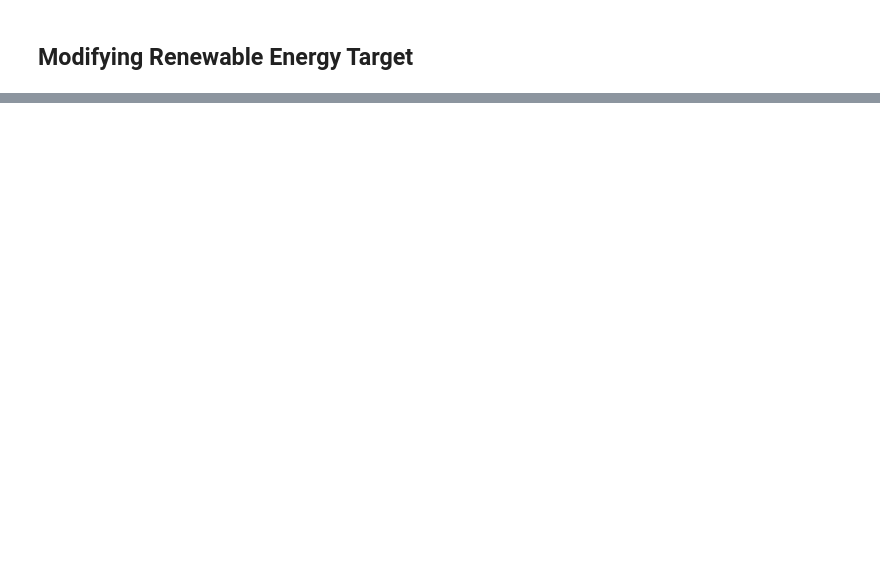
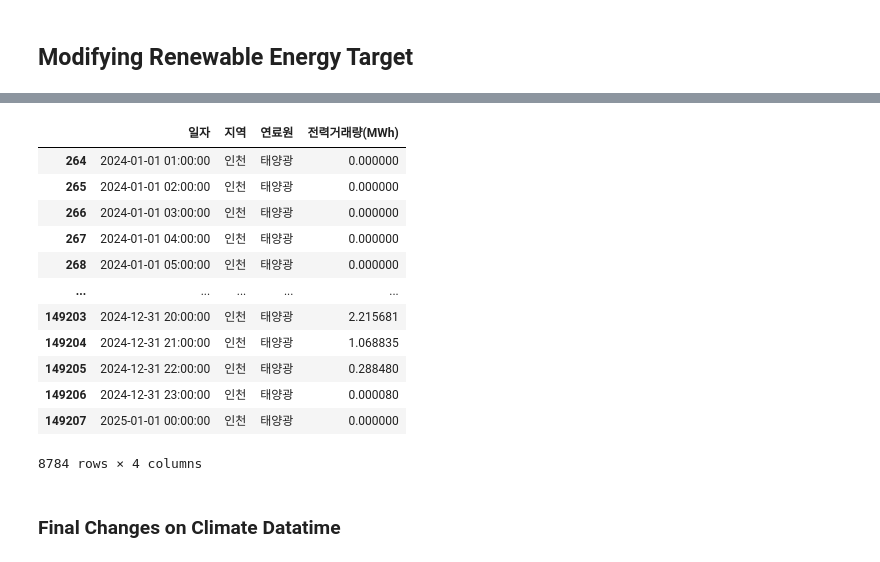
Before and after one commit to ccw23a/Wind_Renewable_Energy_Map, a Jupyter notebook: Python_Code/CSV_Dataset_Analysis_Base.ipynb, the cells around one changed output, grey strips where cells are left out. Drawn from its saved outputs; the diff is of its cells as text; code cells hidden in the pictures; blank space fills up the shorter version.

```diff
--- a/Python_Code/CSV_Dataset_Analysis_Base.ipynb
+++ b/Python_Code/CSV_Dataset_Analysis_Base.ipynb
@@ -123,0 +401,23 @@ df_Renewable_Generation_Wind
+# %%
+# 거래일자 (YYYY-MM-DD), 거래시간 (HH, 1-24 범위)을 합쳐서 datetime 형식으로 변환하는 함수 정의
+def combine_date_time(row):
+    date_str = str(row['거래일자'])
+    hour = int(row['거래시간'])
+
+    # 24시는 다음날 00시로 처리
+    if hour == 24:
+        date_obj = pd.to_datetime(date_str, format='%Y-%m-%d') + pd.Timedelta(days=1)
+        return date_obj.replace(hour=0)
+    else:
+        time_str = str(hour).zfill(2)
+        datetime_str = f"{date_str} {time_str}:00:00"
+        return pd.to_datetime(datetime_str, format='%Y-%m-%d %H:%M:%S')
+# %%
+# 두 데이터셋에다가 적용 및 새로운 일자 생성, 그리고 거일자, 거래시간 제거후 일자를 앞에다가 두기
+df_incheon_wind['일자'] = df_incheon_wind.apply(combine_date_time, axis=1)
+df_incheon_wind = df_incheon_wind.drop(columns=['거래일자', '거래시간'])
+df_incheon_wind = df_incheon_wind[['일자'] + [col for col in df_incheon_wind.columns if col != '일자']]
+
+df_jeju_wind['일자'] = df_jeju_wind.apply(combine_date_time, axis=1)
+df_jeju_wind = df_jeju_wind.drop(columns=['거래일자', '거래시간'])
+df_jeju_wind = df_jeju_wind[['일자'] + [col for col in df_jeju_wind.columns if col != '일자']]
@@ -123,0 +435,18 @@ df_Renewable_Generation_Wind
+# %%
+df_incheon_wind
+# %% [output]
+|  | 일자 | 지역 | 연료원 | 전력거래량(MWh) |
+| 264 | 2024-01-01 01:00:00 | 인천 | 태양광 | 0.000000 |
+| 265 | 2024-01-01 02:00:00 | 인천 | 태양광 | 0.000000 |
+| 266 | 2024-01-01 03:00:00 | 인천 | 태양광 | 0.000000 |
+| 267 | 2024-01-01 04:00:00 | 인천 | 태양광 | 0.000000 |
+| 268 | 2024-01-01 05:00:00 | 인천 | 태양광 | 0.000000 |
+| ... | ... | ... | ... | ... |
+| 149203 | 2024-12-31 20:00:00 | 인천 | 태양광 | 2.215681 |
+| 149204 | 2024-12-31 21:00:00 | 인천 | 태양광 | 1.068835 |
+| 149205 | 2024-12-31 22:00:00 | 인천 | 태양광 | 0.288480 |
+| 149206 | 2024-12-31 23:00:00 | 인천 | 태양광 | 0.000080 |
+| 149207 | 2025-01-01 00:00:00 | 인천 | 태양광 | 0.000000 |
+8784 rows × 4 columns
+# %% [markdown]
+### Final Changes on Climate Datatime
```
Also changed, not shown: parts of 30 cells of this notebook.
